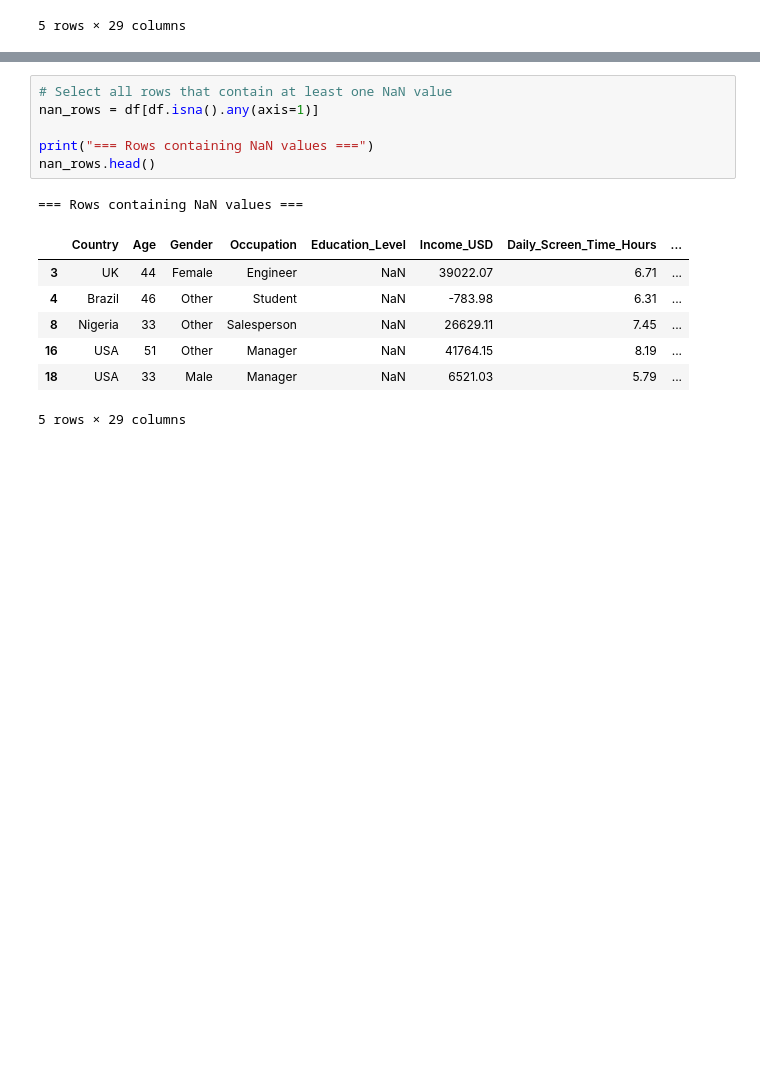
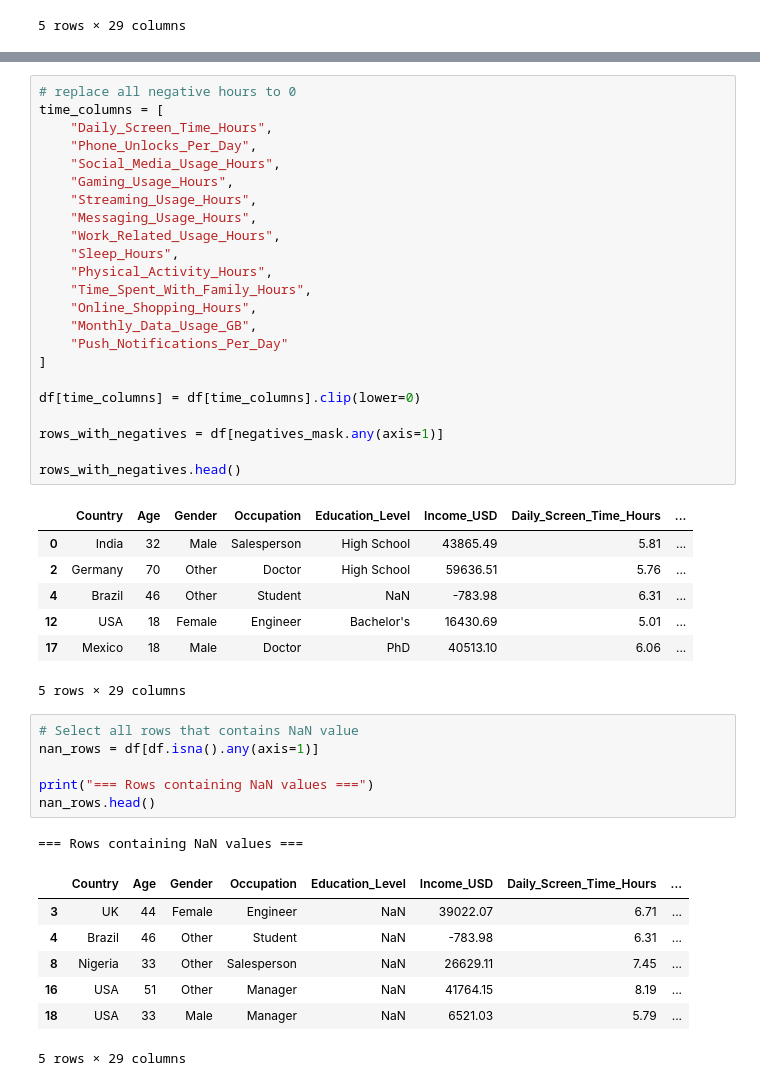
Before and after one commit to Leotrimii1/PVDH-G10, a Jupyter notebook: pre-processing.ipynb, the cells around one changed output, grey strips where cells are left out. Saved outputs shown, nothing was run; the diff lists cells and outputs as text; blank space fills up the shorter version.

```diff
--- a/pre-processing.ipynb
+++ b/pre-processing.ipynb
@@ -108,6 +82,37 @@ rows_with_negatives.head()
 5 rows × 29 columns
+# %%
+# replace all negative hours to 0
+time_columns = [
+    "Daily_Screen_Time_Hours",
+    "Phone_Unlocks_Per_Day",
+    "Social_Media_Usage_Hours",
+    "Gaming_Usage_Hours",
+    "Streaming_Usage_Hours",
+    "Messaging_Usage_Hours",
+    "Work_Related_Usage_Hours",
+    "Sleep_Hours",
+    "Physical_Activity_Hours",
+    "Time_Spent_With_Family_Hours",
+    "Online_Shopping_Hours",
+    "Monthly_Data_Usage_GB",
+    "Push_Notifications_Per_Day"
+]
+
+df[time_columns] = df[time_columns].clip(lower=0)
+
+rows_with_negatives = df[negatives_mask.any(axis=1)]
+
+rows_with_negatives.head()
+# %% [output]
+|  | Country | Age | Gender | Occupation | Education_Level | Income_USD | Daily_Screen_Time_Hours | ... |
+| 0 | India | 32 | Male | Salesperson | High School | 43865.49 | 5.81 | ... |
+| 2 | Germany | 70 | Other | Doctor | High School | 59636.51 | 5.76 | ... |
+| 4 | Brazil | 46 | Other | Student | NaN | -783.98 | 6.31 | ... |
+| 12 | USA | 18 | Female | Engineer | Bachelor's | 16430.69 | 5.01 | ... |
+| 17 | Mexico | 18 | Male | Doctor | PhD | 40513.10 | 6.06 | ... |
+5 rows × 29 columns
 # %%
-# Select all rows that contain at least one NaN value
+# Select all rows that contains NaN value
 nan_rows = df[df.isna().any(axis=1)]
 
 print("=== Rows containing NaN values ===")
```
Also changed, not shown: parts of 4 cells of this notebook.
